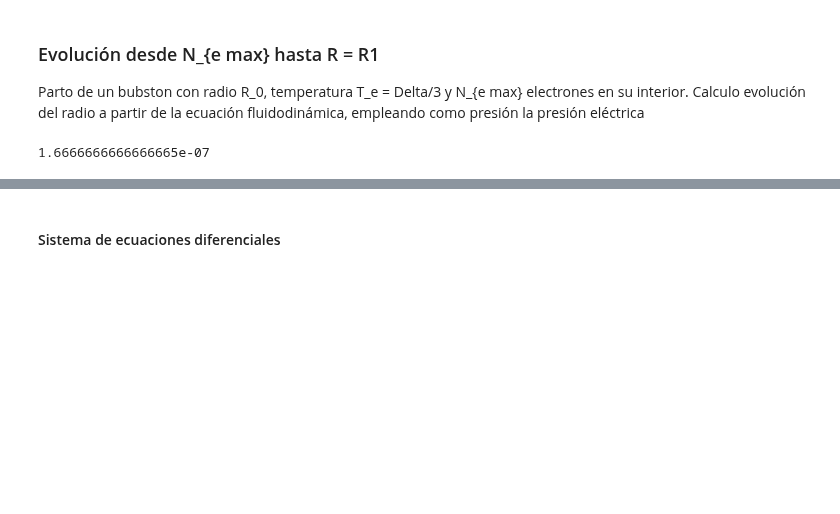
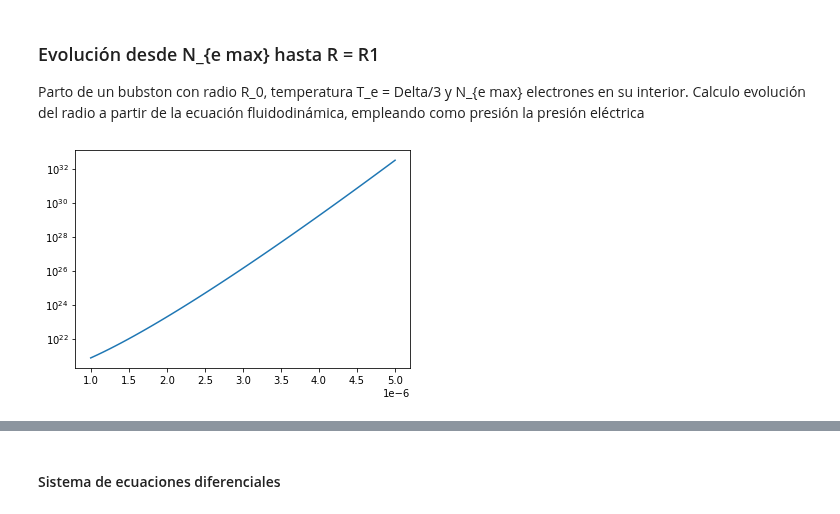
Before and after one commit to Lupama2/Vapor_en_burbuja_inicial_python, a Jupyter notebook: Programa/Evolucion del radio/radio_new.ipynb, the cells around one changed output, grey strips where cells are left out. Drawn from its saved outputs; the diff is of its cells as text; code cells hidden in the pictures; blank space fills up the shorter version.

```diff
--- a/Programa/Evolucion del radio/radio_new.ipynb
+++ b/Programa/Evolucion del radio/radio_new.ipynb
@@ -41,34 +41,53 @@ R0 = 1e-6 #Radio inicial de un bubston en [cm]. Este valor lo saqué del supuest
 #Defino el nro máximo de electrones
 def N_emax():
     return 64/9*(T_e_bubs_ini*R0/q_e**2)**2
-# %%
-#Defino electron Debye radius a_e
-#a_e es solución de la ecuación de N_e asumiendo que N_e está dado por T_e, R0 y q_e al considerar x grande
-
-from scipy.optimize import fsolve
-
-def a_e():
-    def ec_de_Ne(ae):
-        return T_e_bubs_ini*R0/q_e**2*(R0/ae*np.cosh(R0/ae)- np.sinh(R0/ae))/(R0/ae) - N_emax()
-    return fsolve(ec_de_Ne, 2)[0]
-# %%
-print(R0/a_e())
-# %% [output]
-1.6666666666666665e-07
 # %%
 #Defino la temperatura (régimen de autoconsistencia)
 def T_e(R):
     return T_e_bubs_ini*R0/R
+# %%
+#Defino electron Debye radius a_e
+#a_e es solución de la ecuación de N_e asumiendo que N_e está dado por T_e, R0 y q_e al considerar x grande
+
+from scipy.optimize import fsolve
+
+def x(R):
+    def ec_de_x(x):
+        return T_e(R)*R0/q_e**2*(x*np.cosh(x)- np.sinh(x))/(x) - N_emax()
+    return fsolve(ec_de_x, 6)[0]
+
+def a_e(R):
+    return R0/x(R)
 # %%
 #Defino la densidad de electrones
 
+def Vol(R):
+    return 4/3*pi*R**3
+
 def n_e0(R):
     #En r = 0, pero depende del valor en la pared de la burbuja
-    return T_e(R)/(4*pi*q_e**2*a_e()**2)
+    return T_e(R)/(4*pi*q_e**2*a_e(R)**2)
 
 def n_e_R(R):
     #en la pared de la burbuja
-    return n_e0(R)*np.sinh(R/a_e())/(R/a_e())
+    return n_e0(R)*np.sinh(R/a_e(R))/(R/a_e(R))
+
+def n_e_mean(R):
+    #promedio:
+    return N_emax()/Vol(R)
+# %%
+#Grafico la densidad n_e_R en función del radio
+
+R_array = R0*np.linspace(1,5)
+n_e_R_array = np.zeros(len(R_array))
+for i in range(len(R_array)):
+    n_e_R_array[i] = n_e_R(R_array[i])
+
+plt.plot(R_array, n_e_R_array, label = "n_e_R(t)")
+plt.yscale("log")
+plt.show()
+# %% [output]
+[figure, added]
 # %%
 #Defino el campo eléctrico
 
```
Also changed, not shown: parts of 5 cells of this notebook, 1 other file.
